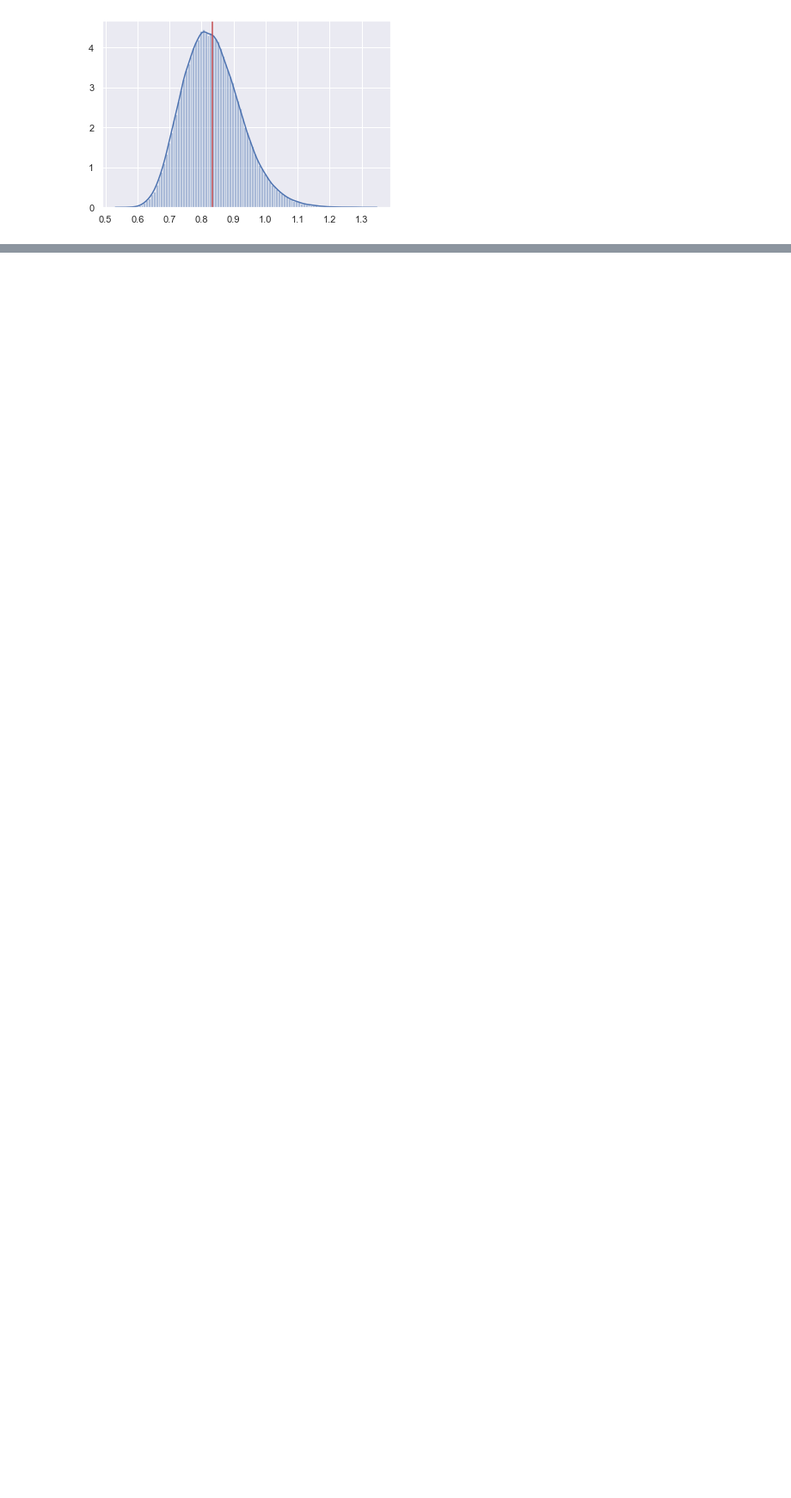
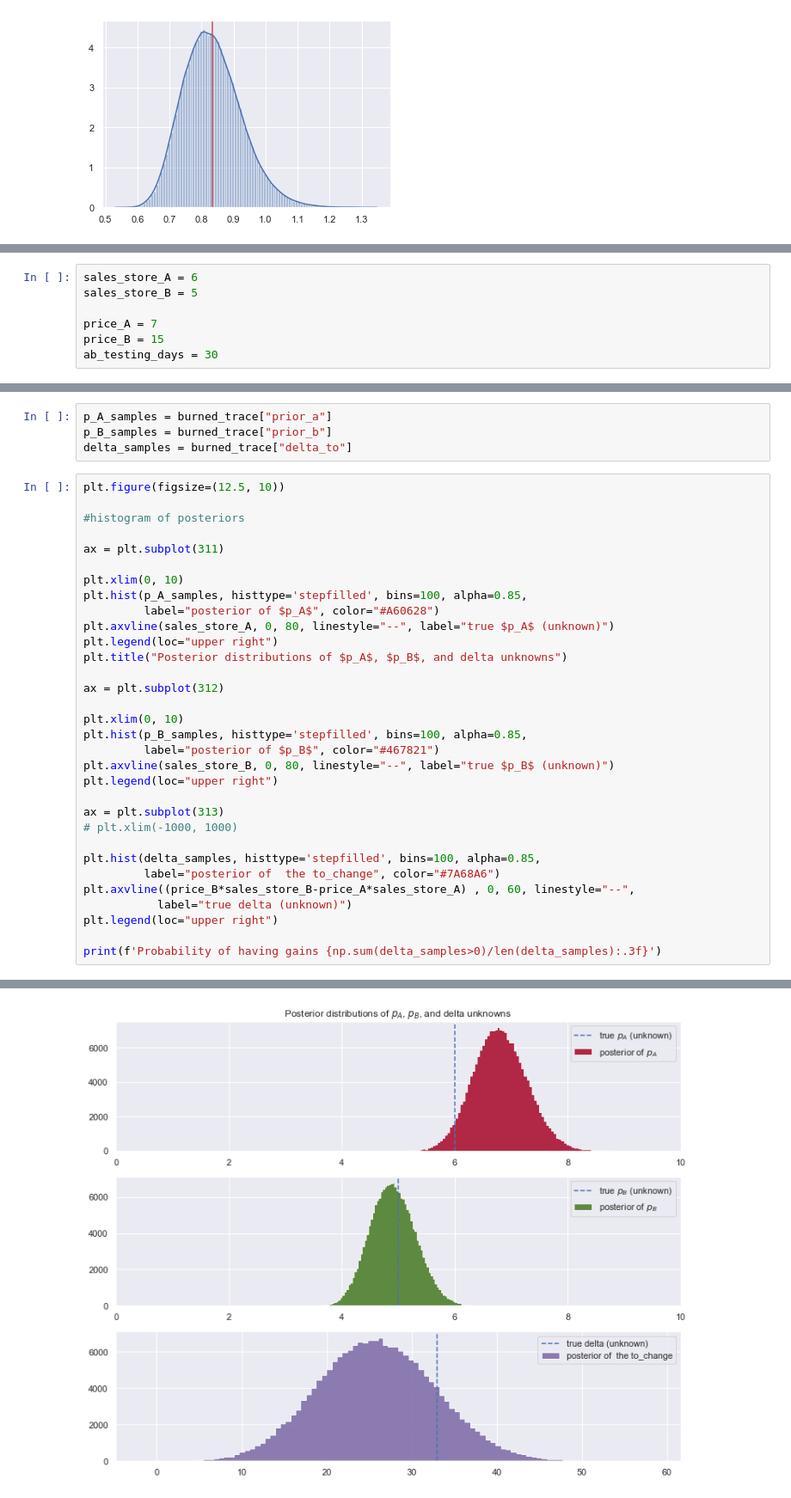
Before and after one commit to Killian-pit/BI-TF2, a Jupyter notebook: MCMC_regression.ipynb, the cells around one changed output, grey strips where cells are left out. Shown at 86% size. Saved outputs shown, nothing was run; the diff lists cells and outputs as text; blank space fills up the shorter version.

```diff
--- a/MCMC_regression.ipynb
+++ b/MCMC_regression.ipynb
@@ -115,0 +122,7 @@ plt.axvline(np.mean(sigma[1000:]),c='r')
+# %%
+sales_store_A = 6
+sales_store_B = 5
+
+price_A = 7
+price_B = 15
+ab_testing_days = 30
@@ -115,0 +153,37 @@ plt.axvline(np.mean(sigma[1000:]),c='r')
+# %%
+p_A_samples = burned_trace["prior_a"]
+p_B_samples = burned_trace["prior_b"]
+delta_samples = burned_trace["delta_to"]
+# %%
+plt.figure(figsize=(12.5, 10))
+
+#histogram of posteriors
+
+ax = plt.subplot(311)
+
+plt.xlim(0, 10)
+plt.hist(p_A_samples, histtype='stepfilled', bins=100, alpha=0.85,
+         label="posterior of $p_A$", color="#A60628")
+plt.axvline(sales_store_A, 0, 80, linestyle="--", label="true $p_A$ (unknown)")
+plt.legend(loc="upper right")
+plt.title("Posterior distributions of $p_A$, $p_B$, and delta unknowns")
+
+ax = plt.subplot(312)
+
+plt.xlim(0, 10)
+plt.hist(p_B_samples, histtype='stepfilled', bins=100, alpha=0.85,
+         label="posterior of $p_B$", color="#467821")
+plt.axvline(sales_store_B, 0, 80, linestyle="--", label="true $p_B$ (unknown)")
+plt.legend(loc="upper right")
+
+ax = plt.subplot(313)
+# plt.xlim(-1000, 1000)
+
+plt.hist(delta_samples, histtype='stepfilled', bins=100, alpha=0.85,
+         label="posterior of  the to_change", color="#7A68A6")
+plt.axvline((price_B*sales_store_B-price_A*sales_store_A) , 0, 60, linestyle="--",
+           label="true delta (unknown)")
+plt.legend(loc="upper right")
+
+print(f'Probability of having gains {np.sum(delta_samples>0)/len(delta_samples):.3f}')
+# %% [output]
@@ -115,0 +191 @@ plt.axvline(np.mean(sigma[1000:]),c='r')
+[figure, added]
```
Also changed, not shown: parts of 6 cells of this notebook.
